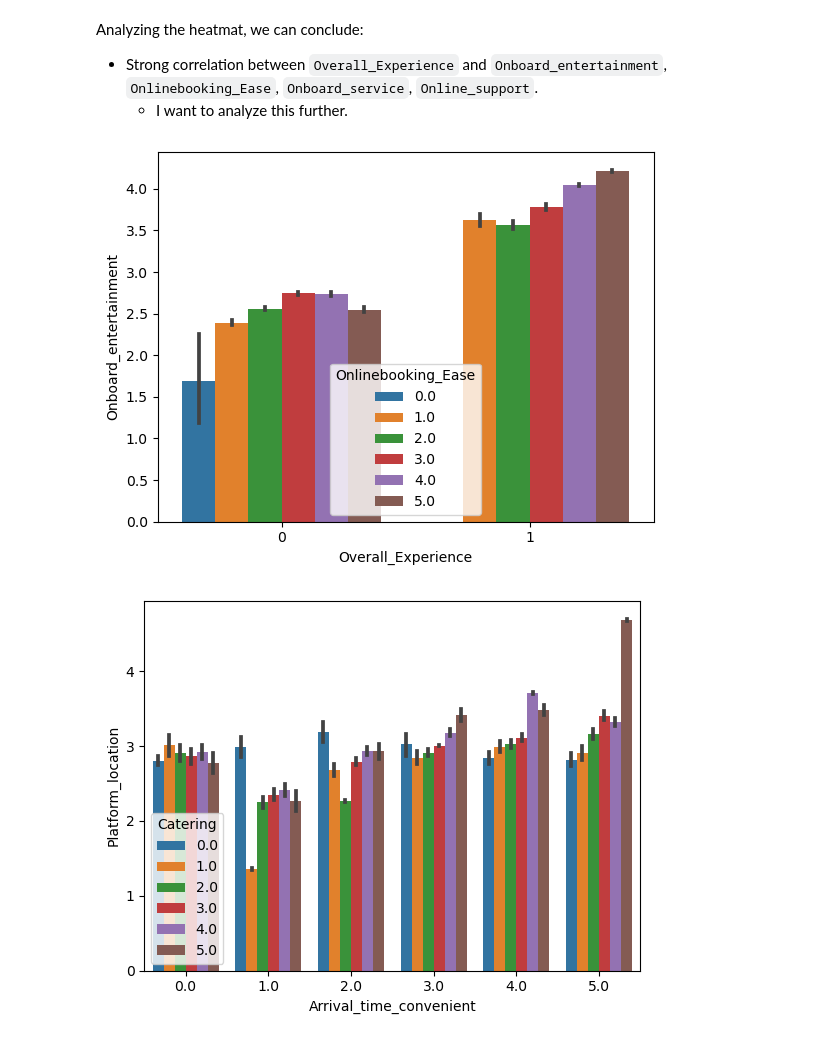
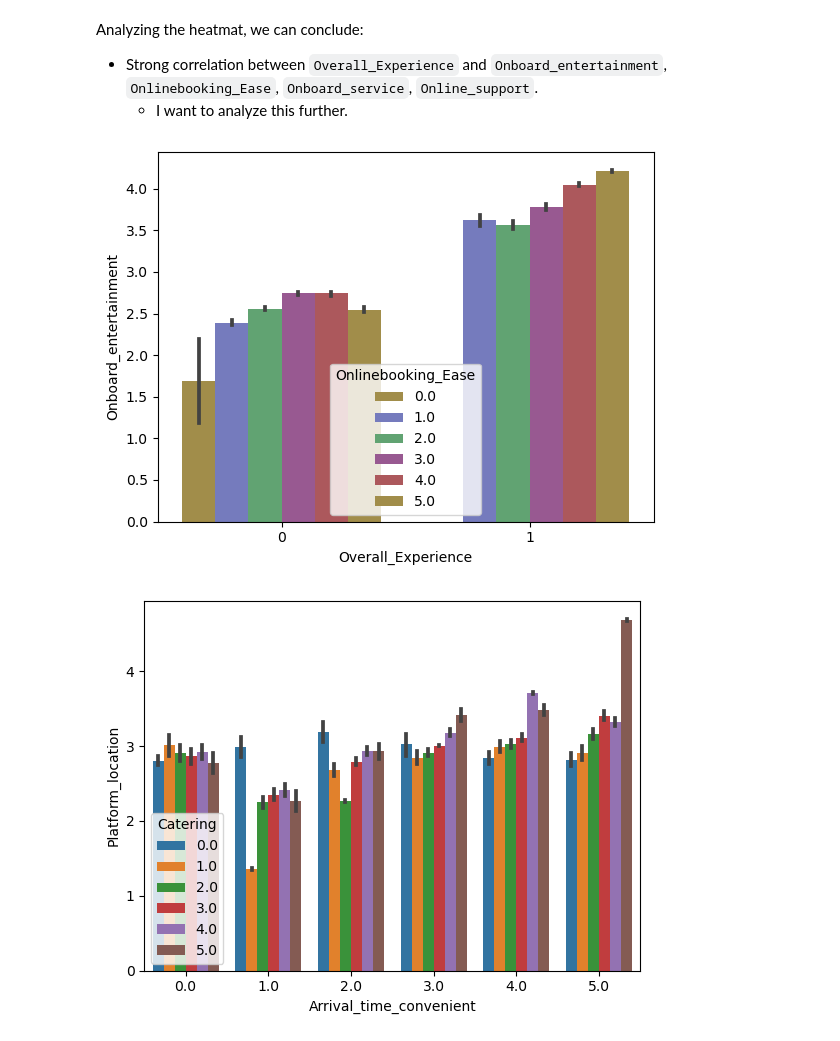
Before and after one commit to rctruta/shinkanzen_travel_experience_hackathon, a Jupyter notebook: eda.ipynb, the cells around one changed output. Drawn from its saved outputs; the diff is of its cells as text; code cells hidden in the pictures.

```diff
--- a/eda.ipynb
+++ b/eda.ipynb
@@ -622,10 +622,10 @@ Analyzing the heatmat, we can conclude:
   - Strong correlation between `Overall_Experience` and `Onboard_entertainment`, `Onlinebooking_Ease`, `Onboard_service`, `Online_support`.
     - I want to analyze this further.
 # %%
-sns.barplot(data=transformed_df, x='Overall_Experience', y='Onboard_entertainment', hue='Onlinebooking_Ease')
+sns.barplot(data=transformed_df, x='Overall_Experience', y='Onboard_entertainment', hue='Onlinebooking_Ease', palette=our_colors)
 plt.show()
 # %% [output]
-[figure, old version]
+[figure, new version]
 # %%
 sns.barplot(data=transformed_df, x='Arrival_time_convenient', y='Platform_location', hue='Catering')
 plt.show()
```
Also changed, not shown: parts of 5 cells of this notebook.
